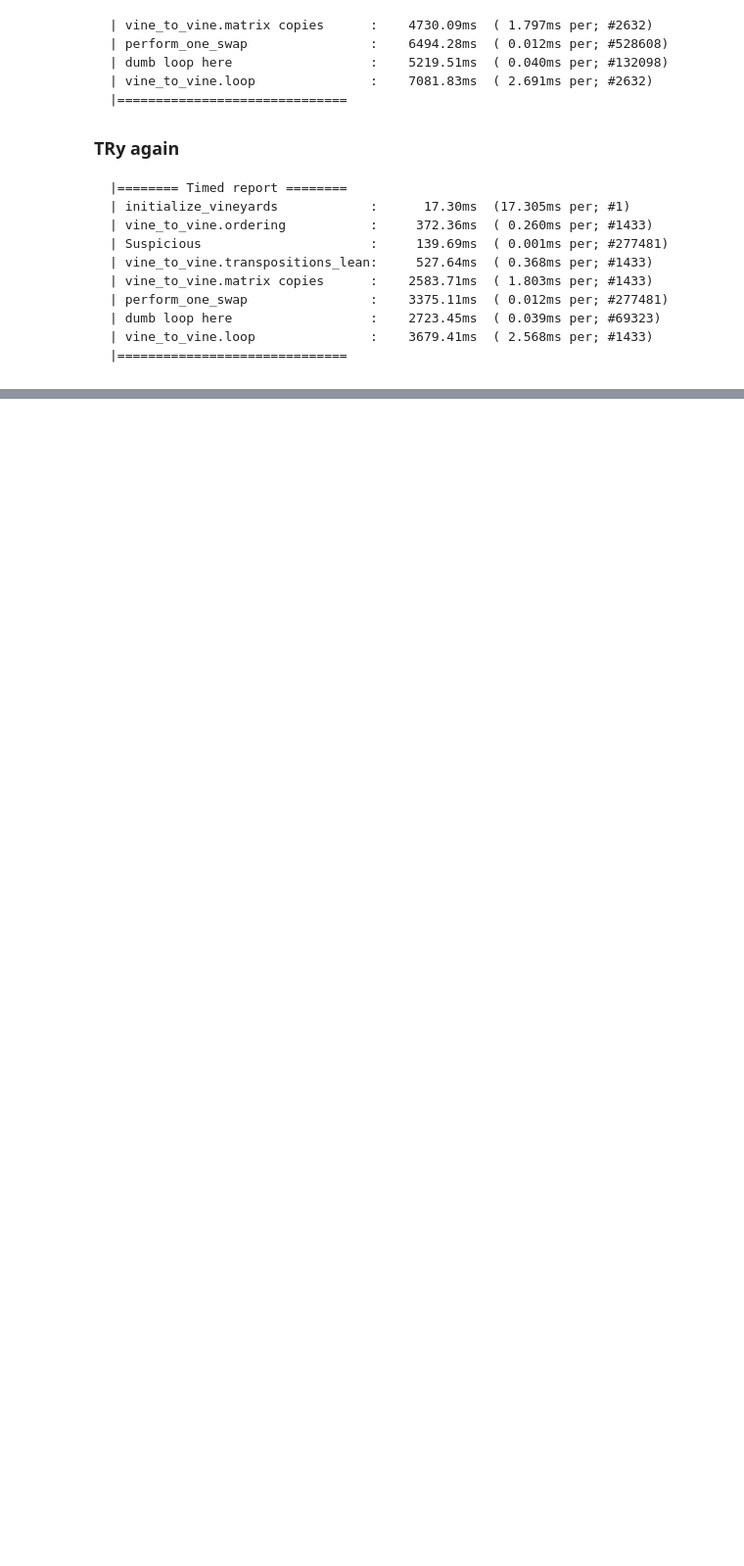
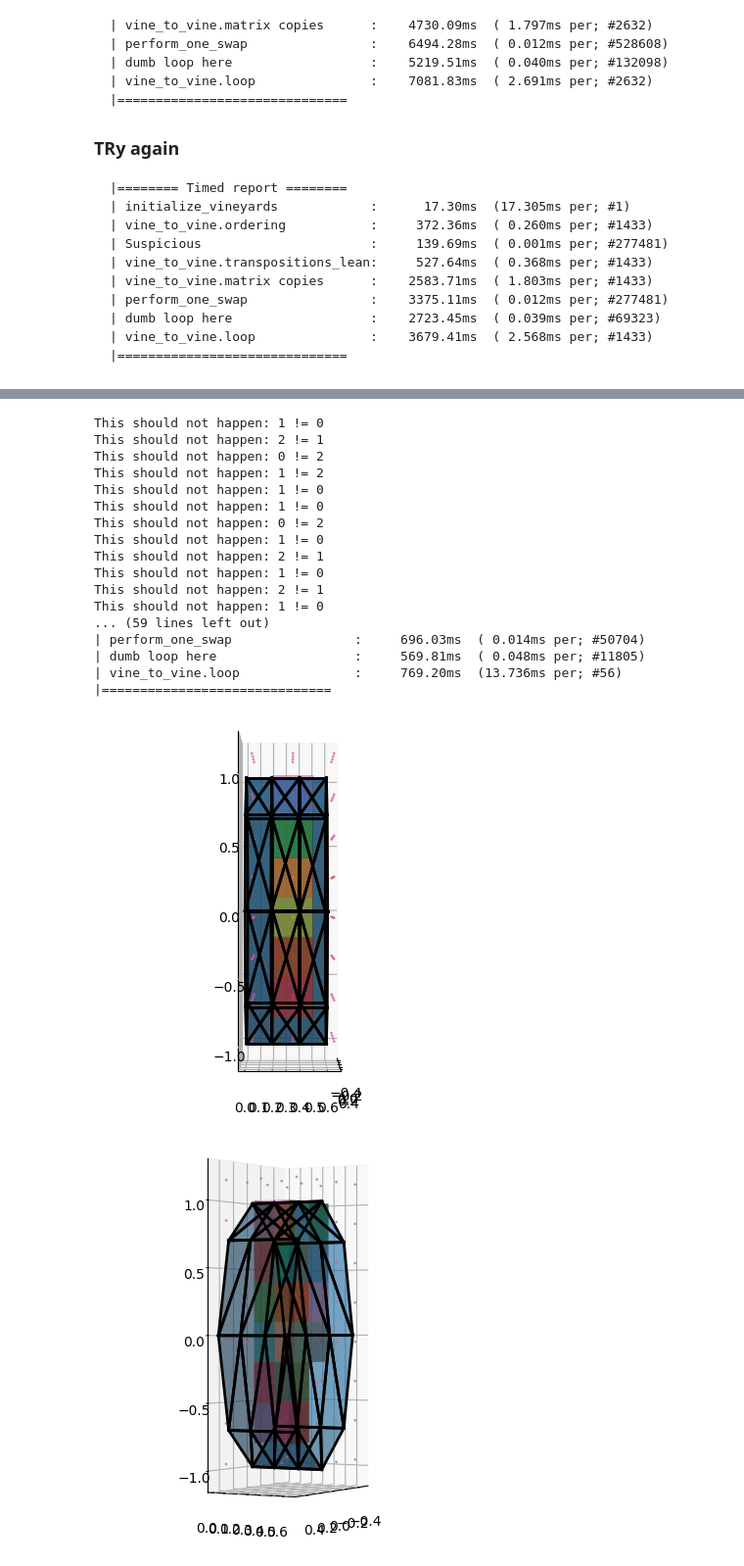
Before and after one commit to medial-ax/medial-ax, a Jupyter notebook: makethings.ipynb, the cells around one changed output, grey strips where cells are left out. Shown at 98% size. Cells and saved outputs as stored; diff of their text form; code cells hidden in the pictures; blank space fills up the shorter version.

Commit message:
Add Grid3 stuff

```diff
--- a/makethings.ipynb
+++ b/makethings.ipynb
@@ -577,0 +550,76 @@ AttributeError: 'Grid3' object has no attribute 'Grid3'
+# %%
+from typing import Tuple, Optional
+
+
+our_complex = inp.read_obj("input/cylinder.obj")
+gridd = grid.Grid3.from_complex(our_complex, 0.2, buffer=0.2)
+
+
+state = {}
+faustian_edges = []
+call_count = 0
+def for_each_edge(new_point: Tuple[int,int,int], old_point: Optional[Tuple[int, int, int]]):
+  global call_count
+  n_edge_guess = 6 * gridd.a.shape[0] * gridd.a.shape[1] * gridd.a.shape[2]
+  print(f'Progress: {int(100 * call_count / n_edge_guess )}%\r', end='')
+  call_count += 1
+  if old_point is None:
+    if gridd.on_boundary(new_point):
+      raise Exception('Dont start on the boundary!')
+    special_point_a = gridd.coordinate(new_point)
+    state[new_point] = vin.initialize_vineyards(our_complex, special_point_a)
+  else:
+    if gridd.on_boundary(new_point) and gridd.on_boundary(old_point):
+      return
+    special_point_b = gridd.coordinate(new_point)
+    (D, R, U_t, a_ordering) = state[old_point]
+    (faustian, new_D, new_R, new_U_t, b_ordering) = vin.vine_to_vine(
+      D, R, U_t, our_complex, special_point_b, a_ordering, 0
+    )
+    state[new_point] = (new_D, new_R, new_U_t, b_ordering)
+    if faustian:
+      faustian_edges.append((old_point, new_point))
+
+
+start_index = gridd.center_index()
+gridd.flood_fill_visit(start_index, for_each_edge)
+
+# for (a, b) in faustian_edges:
+#   [a,b,c,d] = gridd.dual_face(a, b)
+#   ourplot.plot_face_3d(ax, a,b,c,d,)
+  # a, b = grid.make_dual_edge(gridd.points[a], gridd.points[b])
+  # ax.plot([a[0], b[0]], [a[1], b[1]], '-', linewidth=2, color='blue')
+
+for azim in [0, 30, 45, 80, 90]:
+  fig, ax = plt.subplots(subplot_kw={'projection': '3d', 'computed_zorder': False})
+  ax.view_init(azim=azim, elev=0)
+  ax.set_aspect('equal')
+  ourplot.plot_complex_3d(ax, our_complex)
+  ourplot.plot_grid_3d(ax, gridd)
+  for (a, b) in faustian_edges:
+    [a,b,c,d] = gridd.dual_face(a, b)
+    ourplot.plot_face_3d(ax, a,b,c,d,)
+  ax.set_aspect('equal')
+
+
+utils.Timed.report()
+# %% [output]
+This should not happen: 1 != 0
+This should not happen: 2 != 1
+This should not happen: 0 != 2
+This should not happen: 1 != 2
+This should not happen: 1 != 0
+This should not happen: 1 != 0
+This should not happen: 0 != 2
+This should not happen: 1 != 0
+This should not happen: 2 != 1
+This should not happen: 1 != 0
+This should not happen: 2 != 1
+This should not happen: 1 != 0
+... (59 lines left out)
+| perform_one_swap                :     696.03ms  ( 0.014ms per; #50704)
+| dumb loop here                  :     569.81ms  ( 0.048ms per; #11805)
+| vine_to_vine.loop               :     769.20ms  (13.736ms per; #56)
+|==============================
+[figure, added]
+[figure, added]
```
Also changed, not shown: parts of 5 cells of this notebook, 6 other files.
